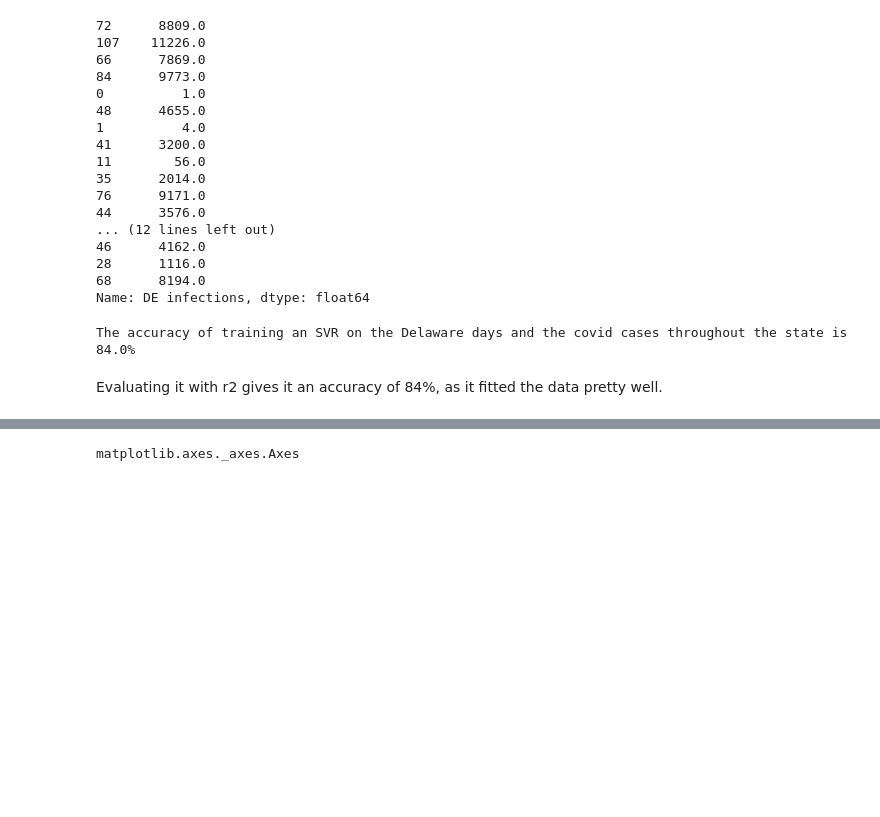
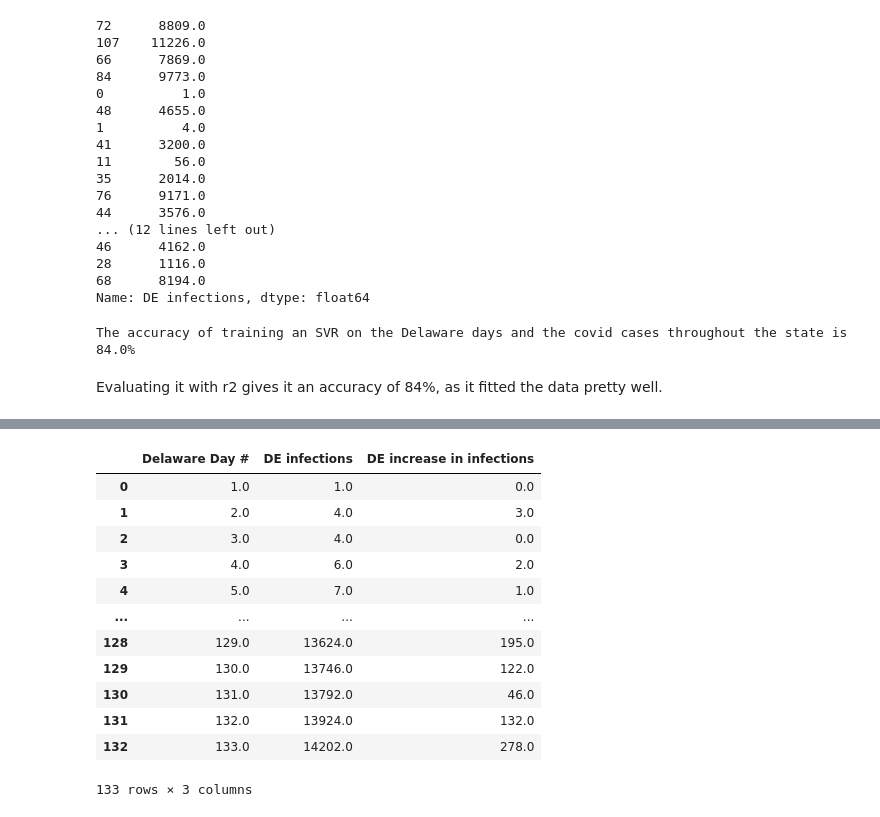
Before and after one commit to mwang840/DelawareCovidDataAnalysis, a Jupyter notebook: Covid19DataVisualization.ipynb, the cells around one changed output, grey strips where cells are left out. Cells and saved outputs as stored; diff of their text form; code cells hidden in the pictures; blank space fills up the shorter version.

```diff
--- a/Covid19DataVisualization.ipynb
+++ b/Covid19DataVisualization.ipynb
@@ -194,4 +165,2 @@ delawareIncreaseInfections.xaxis.set_major_formatter(ticker.ScalarFormatter())
-# %%
-type(delawareIncreaseInfections)
-# %% [output]
-matplotlib.axes._axes.Axes
+# %%
+covidIncreaseDelaware= covidData.drop(labels=["MD Day #", "DE Percent Increase", "MD infections", "MD percent increase infections", "MD increase in infections", "Califronia Day #", "CA infections", "CA increase in infections", "CA percent increase", "Texas Day #", "Infections", "Increase in infections", "Percent Increase"], axis=1)
@@ -197,0 +169,16 @@ matplotlib.axes._axes.Axes
+# %%
+covidIncreaseDelaware
+# %% [output]
+|  | Delaware Day # | DE infections | DE increase in infections |
+| 0 | 1.0 | 1.0 | 0.0 |
+| 1 | 2.0 | 4.0 | 3.0 |
+| 2 | 3.0 | 4.0 | 0.0 |
+| 3 | 4.0 | 6.0 | 2.0 |
+| 4 | 5.0 | 7.0 | 1.0 |
+| ... | ... | ... | ... |
+| 128 | 129.0 | 13624.0 | 195.0 |
+| 129 | 130.0 | 13746.0 | 122.0 |
+| 130 | 131.0 | 13792.0 | 46.0 |
+| 131 | 132.0 | 13924.0 | 132.0 |
+| 132 | 133.0 | 14202.0 | 278.0 |
+133 rows × 3 columns
```
Also changed, not shown: parts of 18 cells of this notebook.
